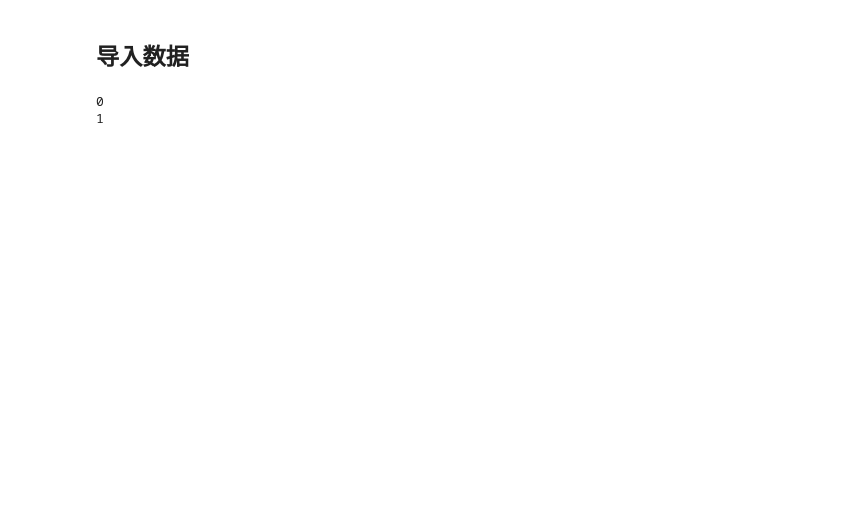
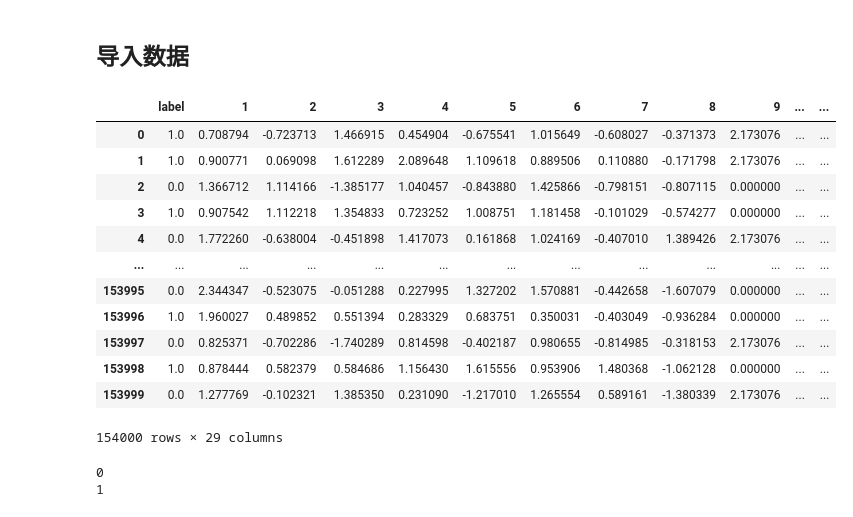
Before and after one commit to David-deng-yeah/BigData-FinalProject, a Jupyter notebook: 数据预处理/异常检测/RSP转换RSP_AD.ipynb, the cells around one changed output. Saved outputs shown, nothing was run; the diff lists cells and outputs as text; code cells hidden in the pictures; blank space fills up the shorter version.

```diff
--- a/数据预处理/异常检测/RSP转换RSP_AD.ipynb
+++ b/数据预处理/异常检测/RSP转换RSP_AD.ipynb
@@ -10,6 +10,22 @@ Block32 = pd.read_csv('../../RSP数据块/Block 32.csv')
 Block42 = pd.read_csv('../../RSP数据块/Block 42.csv')
 Block_list = [Block32, Block42]
 BlockAD_list = []
+# %%
+Block32
+# %% [output]
+|  | label | 1 | 2 | 3 | 4 | 5 | 6 | 7 | 8 | 9 | ... | ... |
+| 0 | 1.0 | 0.708794 | -0.723713 | 1.466915 | 0.454904 | -0.675541 | 1.015649 | -0.608027 | -0.371373 | 2.173076 | ... | ... |
+| 1 | 1.0 | 0.900771 | 0.069098 | 1.612289 | 2.089648 | 1.109618 | 0.889506 | 0.110880 | -0.171798 | 2.173076 | ... | ... |
+| 2 | 0.0 | 1.366712 | 1.114166 | -1.385177 | 1.040457 | -0.843880 | 1.425866 | -0.798151 | -0.807115 | 0.000000 | ... | ... |
+| 3 | 1.0 | 0.907542 | 1.112218 | 1.354833 | 0.723252 | 1.008751 | 1.181458 | -0.101029 | -0.574277 | 0.000000 | ... | ... |
+| 4 | 0.0 | 1.772260 | -0.638004 | -0.451898 | 1.417073 | 0.161868 | 1.024169 | -0.407010 | 1.389426 | 2.173076 | ... | ... |
+| ... | ... | ... | ... | ... | ... | ... | ... | ... | ... | ... | ... | ... |
+| 153995 | 0.0 | 2.344347 | -0.523075 | -0.051288 | 0.227995 | 1.327202 | 1.570881 | -0.442658 | -1.607079 | 0.000000 | ... | ... |
+| 153996 | 1.0 | 1.960027 | 0.489852 | 0.551394 | 0.283329 | 0.683751 | 0.350031 | -0.403049 | -0.936284 | 0.000000 | ... | ... |
+| 153997 | 0.0 | 0.825371 | -0.702286 | -1.740289 | 0.814598 | -0.402187 | 0.980655 | -0.814985 | -0.318153 | 2.173076 | ... | ... |
+| 153998 | 1.0 | 0.878444 | 0.582379 | 0.584686 | 1.156430 | 1.615556 | 0.953906 | 1.480368 | -1.062128 | 0.000000 | ... | ... |
+| 153999 | 0.0 | 1.277769 | -0.102321 | 1.385350 | 0.231090 | -1.217010 | 1.265554 | 0.589161 | -1.380339 | 2.173076 | ... | ... |
+154000 rows × 29 columns
 # %%
 for i, block in enumerate(Block_list):
     print(i)
```
Also changed, not shown: parts of 2 cells of this notebook, 2 other files.
